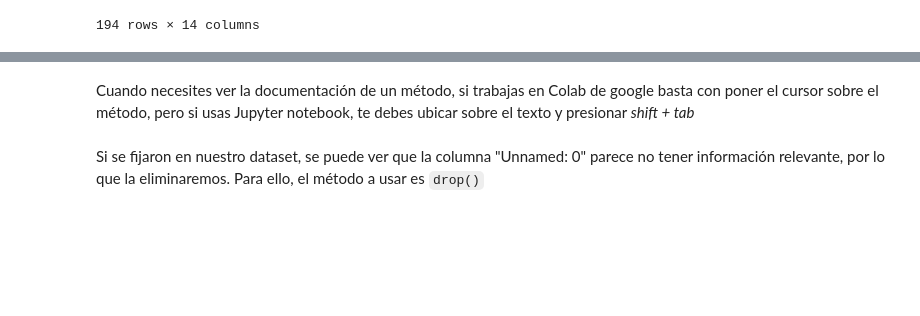
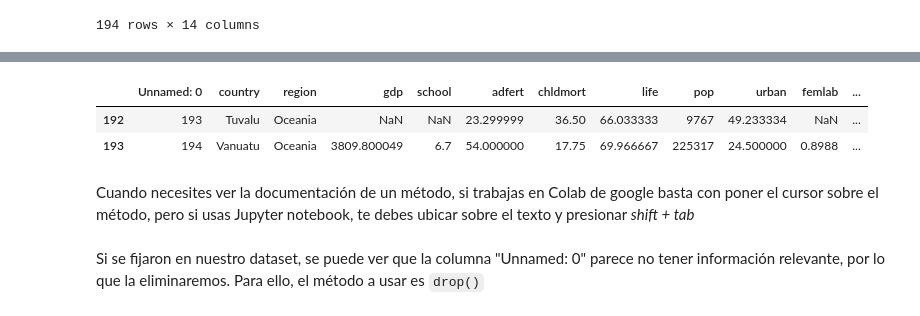
Before and after one commit to gilbertho502/Data_Analysis, a Jupyter notebook: Data_Analysis.ipynb, the cells around one changed output, grey strips where cells are left out. Drawn from its saved outputs; the diff is of its cells as text; code cells hidden in the pictures; blank space fills up the shorter version.

```diff
--- a/Data_Analysis.ipynb
+++ b/Data_Analysis.ipynb
@@ -261,6 +261,12 @@ df_nations.head()
 | 4 | 5 | Burundi | Africa | 349.200012 | 2.483333 | 18.600000 | 168.50 | 48.866665 | 7821783 | 10.250000 | 1.0344 | ... |
 # %%
 # Con 'tail()' ¿qué se puede ver?
+df_nations.tail(2)
+#nos permite ver los ultimos 5 datos del dataset
+# %% [output]
+|  | Unnamed: 0 | country | region | gdp | school | adfert | chldmort | life | pop | urban | femlab | ... |
+| 192 | 193 | Tuvalu | Oceania | NaN | NaN | 23.299999 | 36.50 | 66.033333 | 9767 | 49.233334 | NaN | ... |
+| 193 | 194 | Vanuatu | Oceania | 3809.800049 | 6.7 | 54.000000 | 17.75 | 69.966667 | 225317 | 24.500000 | 0.8988 | ... |
 # %% [markdown]
 Cuando necesites ver la documentación de un método, si trabajas en Colab de google basta con poner el cursor sobre el método, pero si usas Jupyter notebook, te debes ubicar sobre el texto y presionar *shift + tab*
 # %% [markdown]
```
Also changed, not shown: parts of 12 cells of this notebook.
